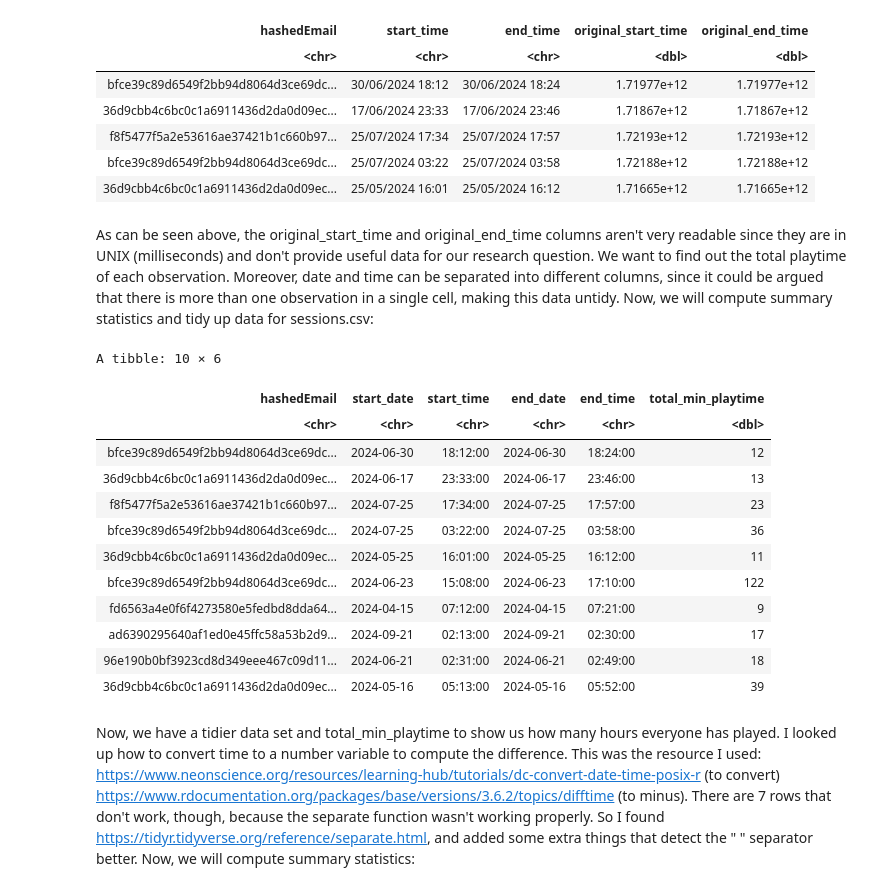
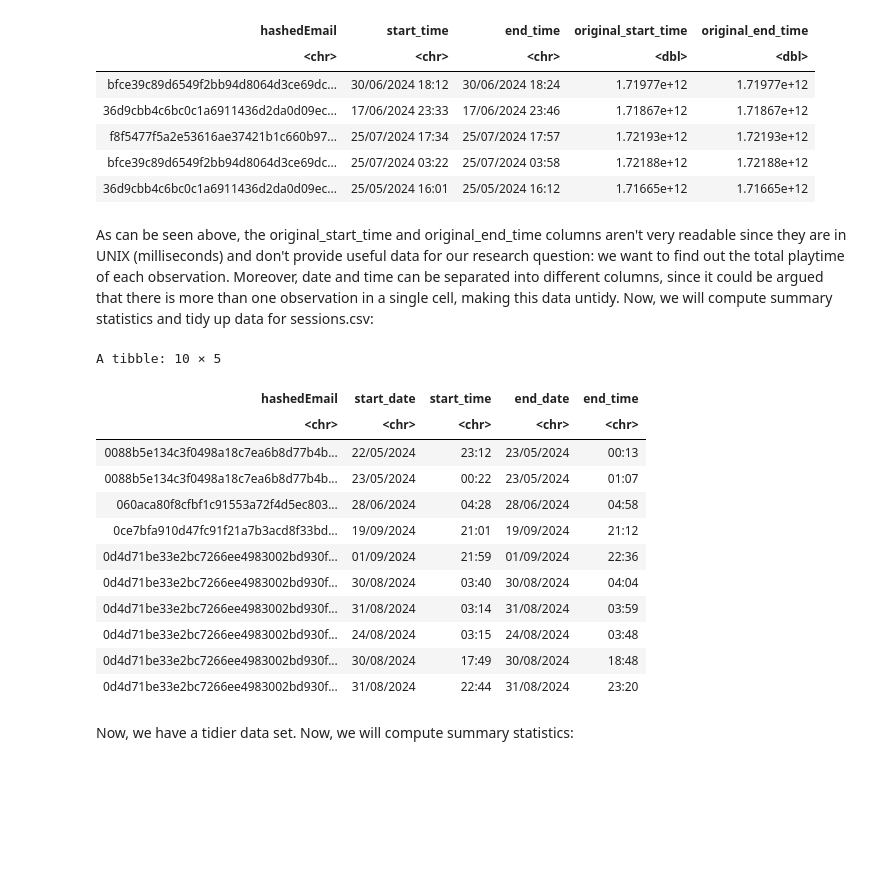
Before and after one commit to calentynes/indrepo, a Jupyter notebook: project.ipynb, the cells around one changed output. Drawn from its saved outputs; the diff is of its cells as text; code cells hidden in the pictures; blank space fills up the shorter version.

```diff
--- a/project.ipynb
+++ b/project.ipynb
@@ -95,44 +94,41 @@ A tibble: 5 × 5
 | bfce39c89d6549f2bb94d8064d3ce69dc... | 25/07/2024 03:22 | 25/07/2024 03:58 | 1.72188e+12 | 1.72188e+12 |
 | 36d9cbb4c6bc0c1a6911436d2da0d09ec... | 25/05/2024 16:01 | 25/05/2024 16:12 | 1.71665e+12 | 1.71665e+12 |
 # %% [markdown]
-As can be seen above, the original_start_time and original_end_time columns aren't very readable since they are in UNIX (milliseconds) and don't provide useful data for our research question. We want to find out the total playtime of each observation. Moreover, date and time can be separated into different columns, since it could be argued that there is more than one observation in a single cell, making this data untidy. Now, we will compute summary statistics and tidy up data for sessions.csv:
+As can be seen above, the original_start_time and original_end_time columns aren't very readable since they are in UNIX (milliseconds) and don't provide useful data for our research question: we want to find out the total playtime of each observation. Moreover, date and time can be separated into different columns, since it could be argued that there is more than one observation in a single cell, making this data untidy. Now, we will compute summary statistics and tidy up data for sessions.csv:
 # %%
 useful_sessions <- sessions |>
-    mutate(
-        start_time = as.POSIXct(start_time, format = "%d/%m/%Y %H:%M"),
-        end_time = as.POSIXct(end_time, format = "%d/%m/%Y %H:%M"),
-        total_min_playtime = as.numeric(difftime(end_time, start_time, units = "mins"))) |>
     separate(col = start_time,
              into = c("start_date", "start_time"),
              sep = "\\s+",
             extra = "merge",
             fill = "right",
             convert = FALSE)|>
     separate(col = end_time,
             into = c("end_date", "end_time"),
              sep = "\\s+",
             extra = "merge",
              fill = "right",
              convert = FALSE) |>
-    select(-original_start_time, -original_end_time)
+    select(-original_start_time, -original_end_time) |>
+    arrange(hashedEmail)
 
 head(useful_sessions, n = 10) #only showing 5 rows to not make it messy
 # %% [output]
-A tibble: 10 × 6
+A tibble: 10 × 5
-| hashedEmail | start_date | start_time | end_date | end_time | total_min_playtime |
-| <chr> | <chr> | <chr> | <chr> | <chr> | <dbl> |
-| bfce39c89d6549f2bb94d8064d3ce69dc... | 2024-06-30 | 18:12:00 | 2024-06-30 | 18:24:00 | 12 |
-| 36d9cbb4c6bc0c1a6911436d2da0d09ec... | 2024-06-17 | 23:33:00 | 2024-06-17 | 23:46:00 | 13 |
-| f8f5477f5a2e53616ae37421b1c660b97... | 2024-07-25 | 17:34:00 | 2024-07-25 | 17:57:00 | 23 |
-| bfce39c89d6549f2bb94d8064d3ce69dc... | 2024-07-25 | 03:22:00 | 2024-07-25 | 03:58:00 | 36 |
-| 36d9cbb4c6bc0c1a6911436d2da0d09ec... | 2024-05-25 | 16:01:00 | 2024-05-25 | 16:12:00 | 11 |
-| bfce39c89d6549f2bb94d8064d3ce69dc... | 2024-06-23 | 15:08:00 | 2024-06-23 | 17:10:00 | 122 |
-| fd6563a4e0f6f4273580e5fedbd8dda64... | 2024-04-15 | 07:12:00 | 2024-04-15 | 07:21:00 | 9 |
-| ad6390295640af1ed0e45ffc58a53b2d9... | 2024-09-21 | 02:13:00 | 2024-09-21 | 02:30:00 | 17 |
-| 96e190b0bf3923cd8d349eee467c09d11... | 2024-06-21 | 02:31:00 | 2024-06-21 | 02:49:00 | 18 |
-| 36d9cbb4c6bc0c1a6911436d2da0d09ec... | 2024-05-16 | 05:13:00 | 2024-05-16 | 05:52:00 | 39 |
+| hashedEmail | start_date | start_time | end_date | end_time |
+| <chr> | <chr> | <chr> | <chr> | <chr> |
+| 0088b5e134c3f0498a18c7ea6b8d77b4b... | 22/05/2024 | 23:12 | 23/05/2024 | 00:13 |
+| 0088b5e134c3f0498a18c7ea6b8d77b4b... | 23/05/2024 | 00:22 | 23/05/2024 | 01:07 |
+| 060aca80f8cfbf1c91553a72f4d5ec803... | 28/06/2024 | 04:28 | 28/06/2024 | 04:58 |
+| 0ce7bfa910d47fc91f21a7b3acd8f33bd... | 19/09/2024 | 21:01 | 19/09/2024 | 21:12 |
+| 0d4d71be33e2bc7266ee4983002bd930f... | 01/09/2024 | 21:59 | 01/09/2024 | 22:36 |
+| 0d4d71be33e2bc7266ee4983002bd930f... | 30/08/2024 | 03:40 | 30/08/2024 | 04:04 |
+| 0d4d71be33e2bc7266ee4983002bd930f... | 31/08/2024 | 03:14 | 31/08/2024 | 03:59 |
+| 0d4d71be33e2bc7266ee4983002bd930f... | 24/08/2024 | 03:15 | 24/08/2024 | 03:48 |
+| 0d4d71be33e2bc7266ee4983002bd930f... | 30/08/2024 | 17:49 | 30/08/2024 | 18:48 |
+| 0d4d71be33e2bc7266ee4983002bd930f... | 31/08/2024 | 22:44 | 31/08/2024 | 23:20 |
 # %% [markdown]
-Now, we have a tidier data set and total_min_playtime to show us how many hours everyone has played. I looked up how to convert time to a number variable to compute the difference. This was the resource I used: https://www.neonscience.org/resources/learning-hub/tutorials/dc-convert-date-time-posix-r (to convert) https://www.rdocumentation.org/packages/base/versions/3.6.2/topics/difftime (to minus). There are 7 rows that don't work, though, because the separate function wasn't working properly. So I found https://tidyr.tidyverse.org/reference/separate.html, and added some extra things that detect the " " separator better. Now, we will compute summary statistics:
+Now, we have a tidier data set. Now, we will compute summary statistics:
 # %%
 summarystatistics_sessions <- summary(useful_sessions)
 summarystatistics_sessions
```
Also changed, not shown: parts of 6 cells of this notebook.
